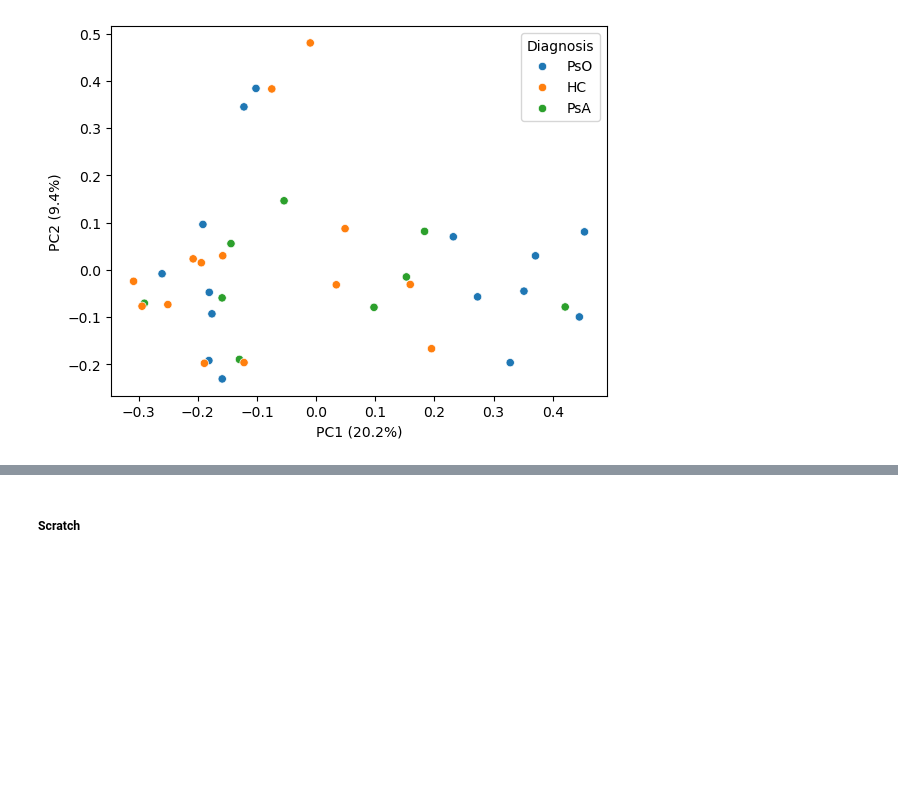
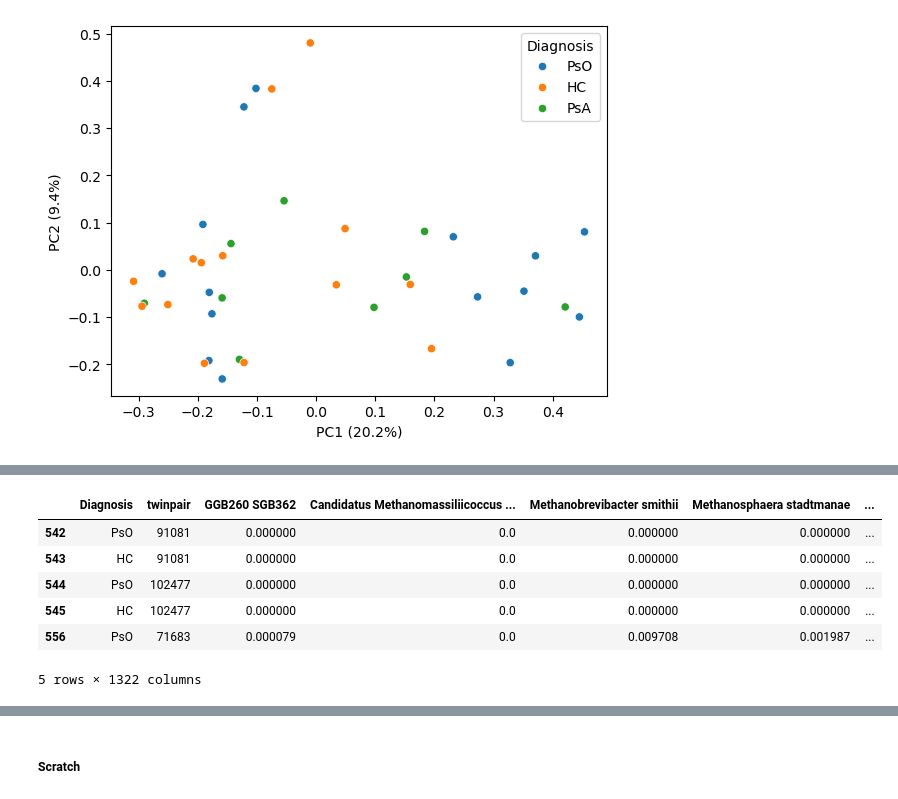
Before and after one commit to kbpi314/twinspsd, a Jupyter notebook: code/twinspsd_v1.ipynb, the cells around one changed output, grey strips where cells are left out. Cells and saved outputs as stored; diff of their text form; code cells hidden in the pictures; blank space fills up the shorter version.

```diff
--- a/code/twinspsd_v1.ipynb
+++ b/code/twinspsd_v1.ipynb
@@ -719,0 +823,40 @@ Text(0, 0.5, 'PC2 (9.4%)')
+# %%
+# for HC-PsO twins let's find differential taxa via pairwise wilcoxon
+df = df_merge.copy()
+
+# filter on concordant pairs only
+df = df[~df['twinpair'].isin(concordant_twins)]
+
+# filter on PsO and HC only
+df = df[df['Diagnosis'].isin(['HC','PsO'])]
+
+# keep paired samples
+df = df[df.duplicated(subset='twinpair', keep=False)]
+
+# keep only relevant columns and rename
+keep = ['Diagnosis','twinpair'] + list(df_taxa)
+df = df[keep]
+
+# 12 pairs remaining
+# filter on taxa
+# Function to modify column names (e.g., add "_new" suffix)
+def split_taxa(col_name):
+    if 'k  ' in col_name:
+        return col_name.split('|s  ')[-1]
+    else:
+        return col_name
+
+# Apply the function to column names
+df = df.rename(columns=split_taxa)
+
+# save to csv
+df.to_csv(path + 'outputs/jobs03/0_taxa/taxa.tsv', sep='\t')
+df.head()
+# %% [output]
+|  | Diagnosis | twinpair | GGB260 SGB362 | Candidatus Methanomassiliicoccus ... | Methanobrevibacter smithii | Methanosphaera stadtmanae | ... |
+| 542 | PsO | 91081 | 0.000000 | 0.0 | 0.000000 | 0.000000 | ... |
+| 543 | HC | 91081 | 0.000000 | 0.0 | 0.000000 | 0.000000 | ... |
+| 544 | PsO | 102477 | 0.000000 | 0.0 | 0.000000 | 0.000000 | ... |
+| 545 | HC | 102477 | 0.000000 | 0.0 | 0.000000 | 0.000000 | ... |
+| 556 | PsO | 71683 | 0.000079 | 0.0 | 0.009708 | 0.001987 | ... |
+5 rows × 1322 columns
```
Also changed, not shown: parts of 15 cells of this notebook, 3 other files.
